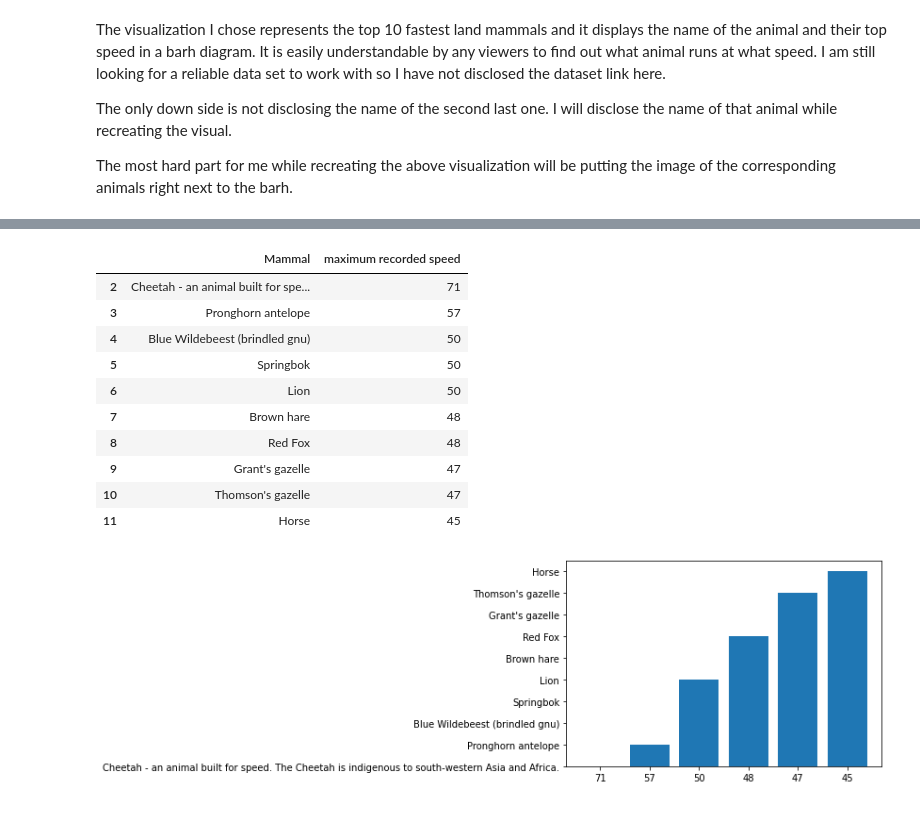
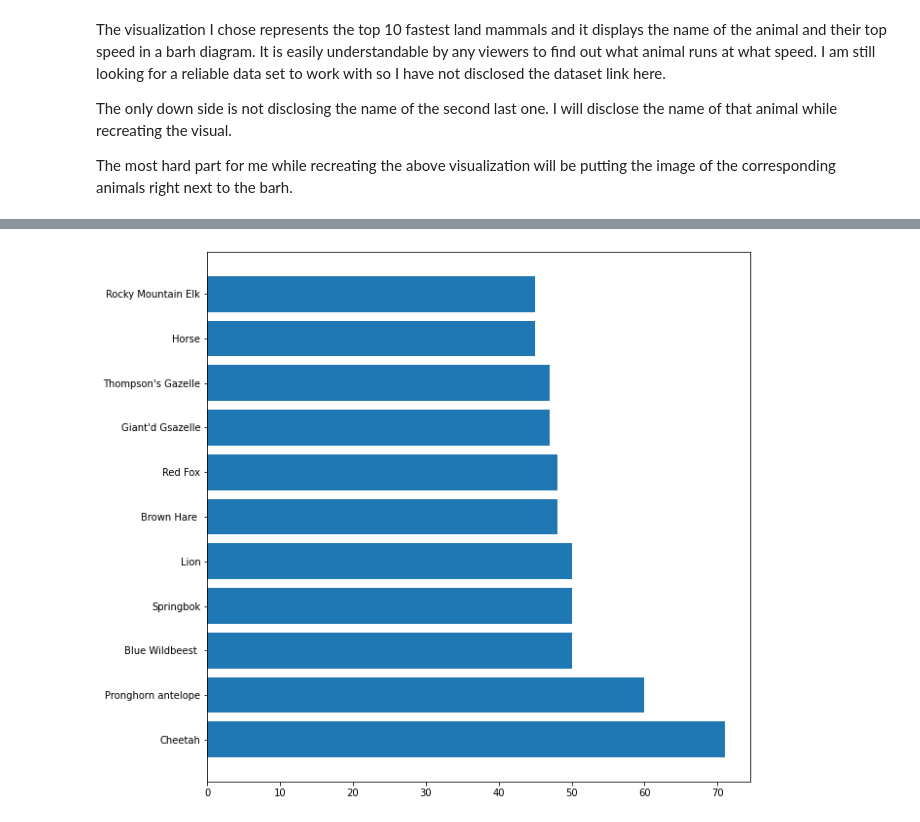
Before and after one commit to Nissun662/Data-Visual, a Jupyter notebook: Recreating_Initialization.ipynb, the cells around one changed output, grey strips where cells are left out. Saved outputs shown, nothing was run; the diff lists cells and outputs as text; code cells hidden in the pictures.

```diff
--- a/Recreating_Initialization.ipynb
+++ b/Recreating_Initialization.ipynb
@@ -75,21 +79,8 @@ df
-# %%
-# renaming column name
-df = df.rename(columns=df.iloc[0]).drop(df.index[0])
-df
-# %% [output]
-|  | Mammal | maximum recorded speed |
-| 2 | Cheetah - an animal built for spe... | 71 |
-| 3 | Pronghorn antelope | 57 |
-| 4 | Blue Wildebeest (brindled gnu) | 50 |
-| 5 | Springbok | 50 |
-| 6 | Lion | 50 |
-| 7 | Brown hare | 48 |
-| 8 | Red Fox | 48 |
-| 9 | Grant's gazelle | 47 |
-| 10 | Thomson's gazelle | 47 |
-| 11 | Horse | 45 |
-# %%
-plt.bar(df['maximum recorded speed'],df['Mammal'])
-plt.show()
-# %% [output]
-[figure, removed]
+# %%
+import matplotlib.pyplot as plt
+
+plt.barh(df['Mamals'],df['MPH'])
+plt.rcParams["figure.figsize"] = (10,10)
+plt.show()
+# %% [output]
+[figure, added]
```
Also changed, not shown: parts of 17 cells of this notebook.
